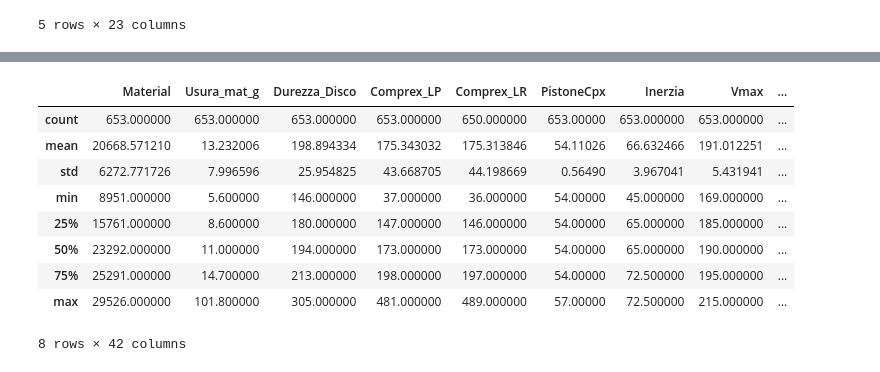
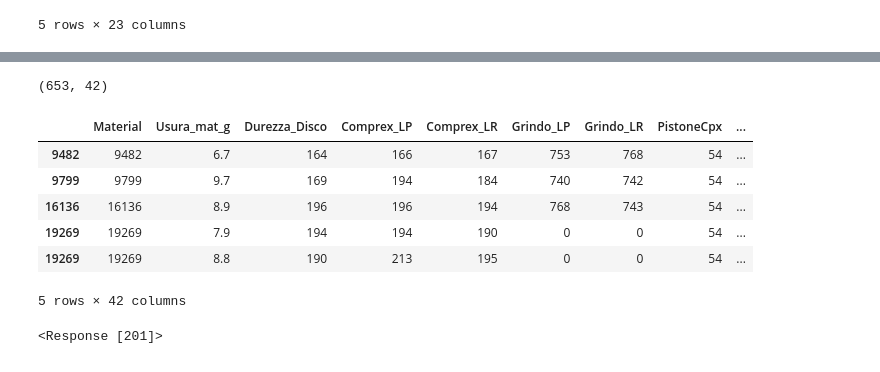
Before and after one commit to Piccettino/VarGroup-hackaton-may2017, a Jupyter notebook: Exploration_prove.ipynb, the cells around one changed output, grey strips where cells are left out. Cells and saved outputs as stored; diff of their text form; code cells hidden in the pictures.

```diff
--- a/Exploration_prove.ipynb
+++ b/Exploration_prove.ipynb
@@ -79,14 +84,15 @@ df_data_2.head()
 5 rows × 42 columns
-# %%
-df_data_2.describe()
-# %% [output]
-|  | Material | Usura_mat_g | Durezza_Disco | Comprex_LP | Comprex_LR | PistoneCpx | Inerzia | Vmax | ... |
-| count | 653.000000 | 653.000000 | 653.000000 | 653.000000 | 650.000000 | 653.00000 | 653.000000 | 653.000000 | ... |
-| mean | 20668.571210 | 13.232006 | 198.894334 | 175.343032 | 175.313846 | 54.11026 | 66.632466 | 191.012251 | ... |
-| std | 6272.771726 | 7.996596 | 25.954825 | 43.668705 | 44.198669 | 0.56490 | 3.967041 | 5.431941 | ... |
-| min | 8951.000000 | 5.600000 | 146.000000 | 37.000000 | 36.000000 | 54.00000 | 45.000000 | 169.000000 | ... |
-| 25% | 15761.000000 | 8.600000 | 180.000000 | 147.000000 | 146.000000 | 54.00000 | 65.000000 | 185.000000 | ... |
-| 50% | 23292.000000 | 11.000000 | 194.000000 | 173.000000 | 173.000000 | 54.00000 | 65.000000 | 190.000000 | ... |
-| 75% | 25291.000000 | 14.700000 | 213.000000 | 198.000000 | 197.000000 | 54.00000 | 72.500000 | 195.000000 | ... |
-| max | 29526.000000 | 101.800000 | 305.000000 | 481.000000 | 489.000000 | 57.00000 | 72.500000 | 215.000000 | ... |
-8 rows × 42 columns
+# %%
+df_data_2 = df_data_2.set_index(['Material'], drop=False)
+df_data_2.index.name = None
+print df_data_2.shape
+df_data_2.head()
+# %% [output]
+(653, 42)
+|  | Material | Usura_mat_g | Durezza_Disco | Comprex_LP | Comprex_LR | Grindo_LP | Grindo_LR | PistoneCpx | ... |
+| 9482 | 9482 | 6.7 | 164 | 166 | 167 | 753 | 768 | 54 | ... |
+| 9799 | 9799 | 9.7 | 169 | 194 | 184 | 740 | 742 | 54 | ... |
+| 16136 | 16136 | 8.9 | 196 | 196 | 194 | 768 | 743 | 54 | ... |
+| 19269 | 19269 | 7.9 | 194 | 194 | 190 | 0 | 0 | 54 | ... |
+| 19269 | 19269 | 8.8 | 190 | 213 | 195 | 0 | 0 | 54 | ... |
+5 rows × 42 columns
@@ -92,0 +101,4 @@ df_data_2.describe()
+# %%
+put_object_storage_file_with_credentials_a860223228054eadb78455bad5266913('ITTProject', 'cleaned_prove.csv')
+# %% [output]
+<Response [201]>
```
Also changed, not shown: parts of 10 cells of this notebook.
